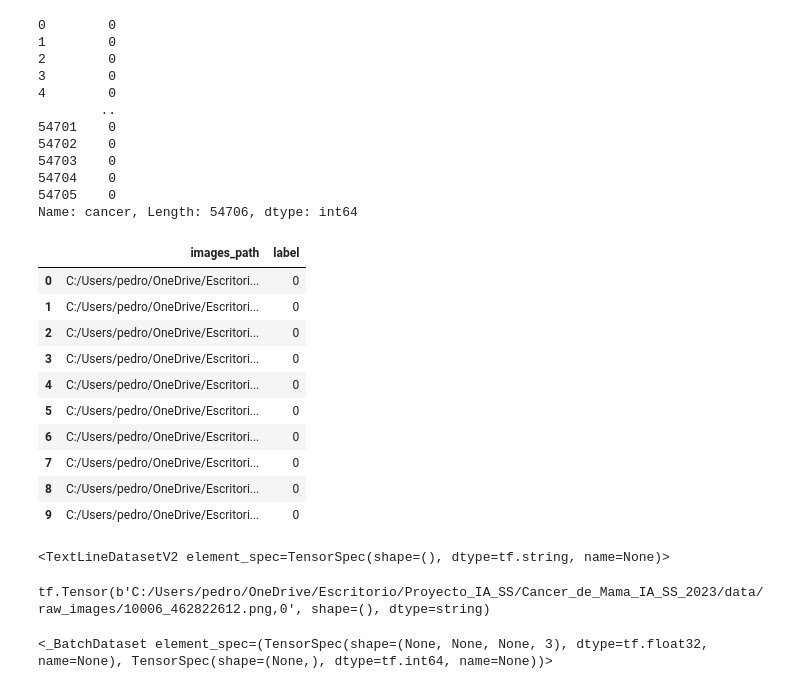
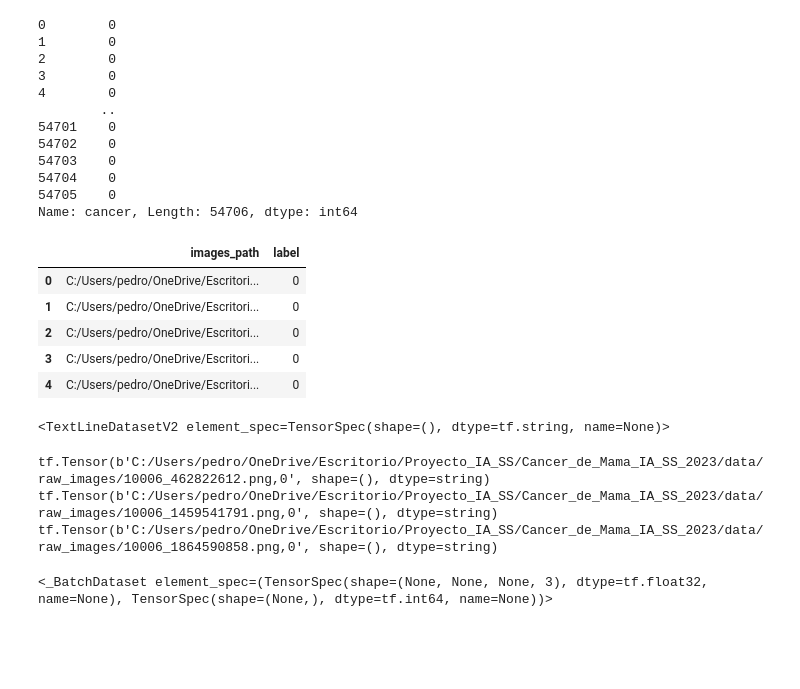
Before and after one commit to PedroAMtz/Cancer_de_Mama, a Jupyter notebook: data_pipeline/tf_data_pipeline.ipynb, the cells around one changed output. Cells and saved outputs as stored; diff of their text form; code cells hidden in the pictures; blank space fills up the shorter version.

```diff
--- a/data_pipeline/tf_data_pipeline.ipynb
+++ b/data_pipeline/tf_data_pipeline.ipynb
@@ -60,19 +60,14 @@ def clean_data(data):
     return new_data
 # %%
 data_cleaned = clean_data(data)
-data_cleaned.head(10)
+data_cleaned.head()
 # %% [output]
 |  | images_path | label |
 | 0 | C:/Users/pedro/OneDrive/Escritori... | 0 |
 | 1 | C:/Users/pedro/OneDrive/Escritori... | 0 |
 | 2 | C:/Users/pedro/OneDrive/Escritori... | 0 |
 | 3 | C:/Users/pedro/OneDrive/Escritori... | 0 |
 | 4 | C:/Users/pedro/OneDrive/Escritori... | 0 |
-| 5 | C:/Users/pedro/OneDrive/Escritori... | 0 |
-| 6 | C:/Users/pedro/OneDrive/Escritori... | 0 |
-| 7 | C:/Users/pedro/OneDrive/Escritori... | 0 |
-| 8 | C:/Users/pedro/OneDrive/Escritori... | 0 |
-| 9 | C:/Users/pedro/OneDrive/Escritori... | 0 |
 # %%
 data_cleaned.to_csv("images_full_batch.csv", header=False, index=False)
 # %%
@@ -95,8 +90,10 @@ dataset
 # %% [output]
 <TextLineDatasetV2 element_spec=TensorSpec(shape=(), dtype=tf.string, name=None)>
 # %%
-for element in dataset.take(1):
+for element in dataset.take(3):
     print(element)
 # %% [output]
 tf.Tensor(b'C:/Users/pedro/OneDrive/Escritorio/Proyecto_IA_SS/Cancer_de_Mama_IA_SS_2023/data/raw_images/10006_462822612.png,0', shape=(), dtype=string)
+tf.Tensor(b'C:/Users/pedro/OneDrive/Escritorio/Proyecto_IA_SS/Cancer_de_Mama_IA_SS_2023/data/raw_images/10006_1459541791.png,0', shape=(), dtype=string)
+tf.Tensor(b'C:/Users/pedro/OneDrive/Escritorio/Proyecto_IA_SS/Cancer_de_Mama_IA_SS_2023/data/raw_images/10006_1864590858.png,0', shape=(), dtype=string)
 # %%
```
Also changed, not shown: parts of 4 cells of this notebook.
